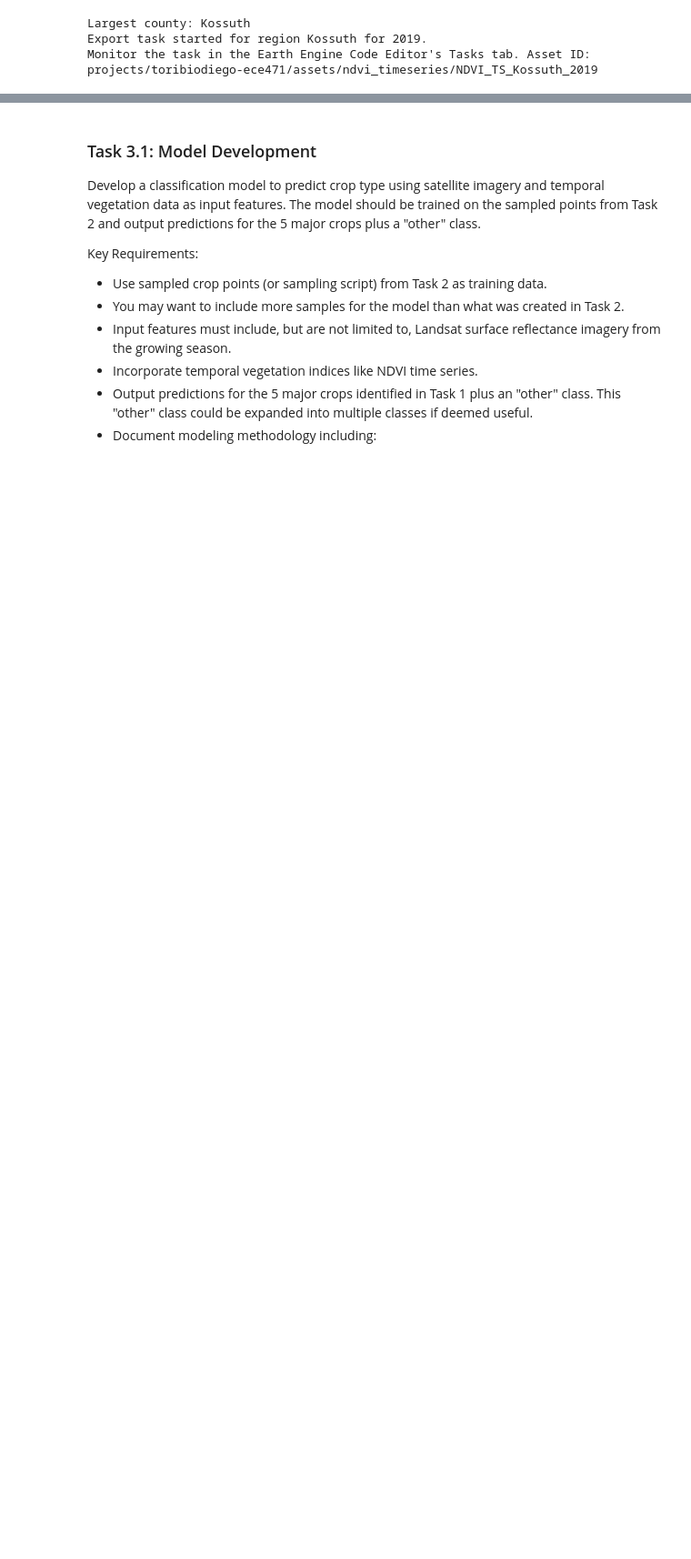
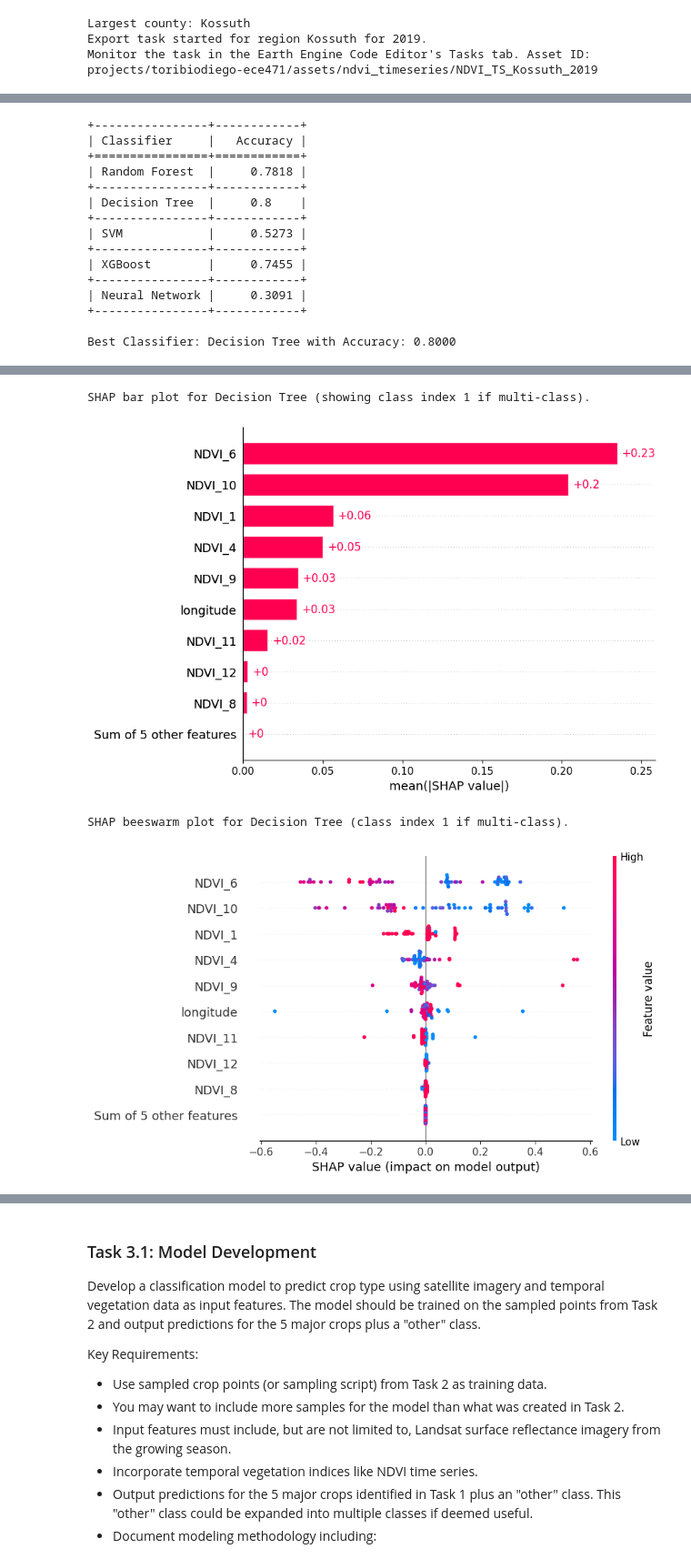
Before and after one commit to toribiodiego/ECE-471-A-Remote-Sensing, a Jupyter notebook: P02/P02.ipynb, the cells around one changed output, grey strips where cells are left out. Shown at 91% size. Saved outputs shown, nothing was run; the diff lists cells and outputs as text; code cells hidden in the pictures; blank space fills up the shorter version.

Commit message:
trained classifiers on the NDVI timeseries of the entire state of Iowa

```diff
--- a/P02/P02.ipynb
+++ b/P02/P02.ipynb
@@ -1681,0 +1657,20 @@ SHAP beeswarm plot for Random Forest (class index 1 if multi-class).
+# %%
+# Define asset path for the largest county.
+asset_path = f"projects/toribiodiego-ece471/assets/ndvi_timeseries/NDVI_TS_{largest_county_name}_2019"
+print("Running analysis for the largest county asset...")
+
+# Predictor columns and label.
+predictor_props = [f'NDVI_{m}' for m in range(1, 12 + 1)] + ['longitude', 'latitude']
+label_property = 'crop_code'
+
+# Example top 5 crops dictionary.
+top_5_crops = {
+    1: "Corn",
+    5: "Soybeans",
+    141: "Deciduous Forest",
+    176: "Grass/Pasture",
+    121: "Developed/Open Space"
+}
+
+# First, analyze the dataset.
+df_all, df_train, df_test, le, class_labels = analyze_dataset(asset_path, predictor_props, label_property, top_5_crops)
@@ -1681,0 +1690,6 @@ SHAP beeswarm plot for Random Forest (class index 1 if multi-class).
+# %%
+# Without normalization:
+results, cms, best_classifier = train_classifiers_on_dataset(
+    df_train, df_test, predictor_props, label_property, le, class_labels, normalize=False
+)
+# %% [output]
@@ -1681,0 +1700,15 @@ SHAP beeswarm plot for Random Forest (class index 1 if multi-class).
++----------------+------------+
+| Classifier     |   Accuracy |
++================+============+
+| Random Forest  |     0.7818 |
++----------------+------------+
+| Decision Tree  |     0.8    |
++----------------+------------+
+| SVM            |     0.5273 |
++----------------+------------+
+| XGBoost        |     0.7455 |
++----------------+------------+
+| Neural Network |     0.3091 |
++----------------+------------+
+
+Best Classifier: Decision Tree with Accuracy: 0.8000
@@ -1681,0 +1716,4 @@ SHAP beeswarm plot for Random Forest (class index 1 if multi-class).
+SHAP bar plot for Decision Tree (showing class index 1 if multi-class).
+[figure, added]
+SHAP beeswarm plot for Decision Tree (class index 1 if multi-class).
+[figure, added]
```
Also changed, not shown: parts of 13 cells of this notebook.
